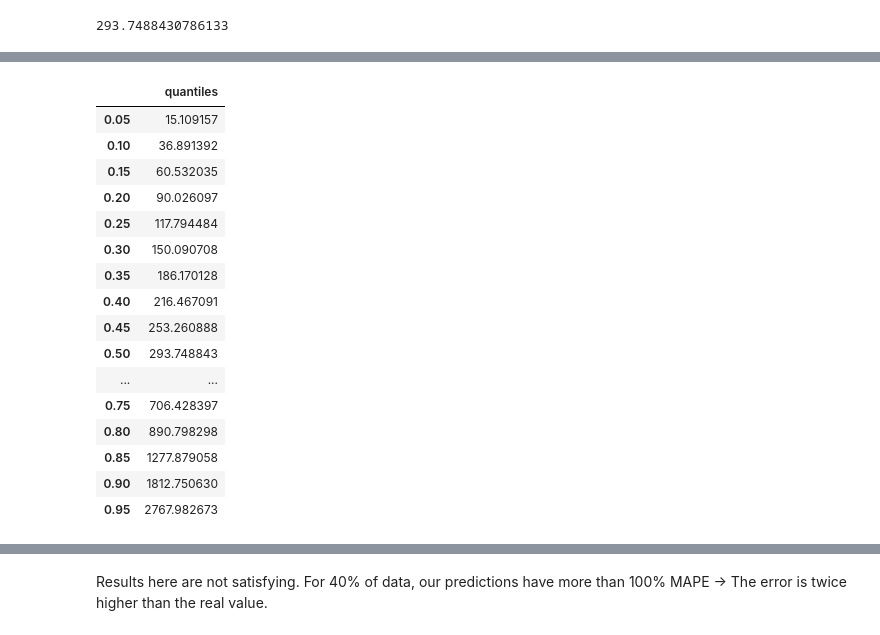
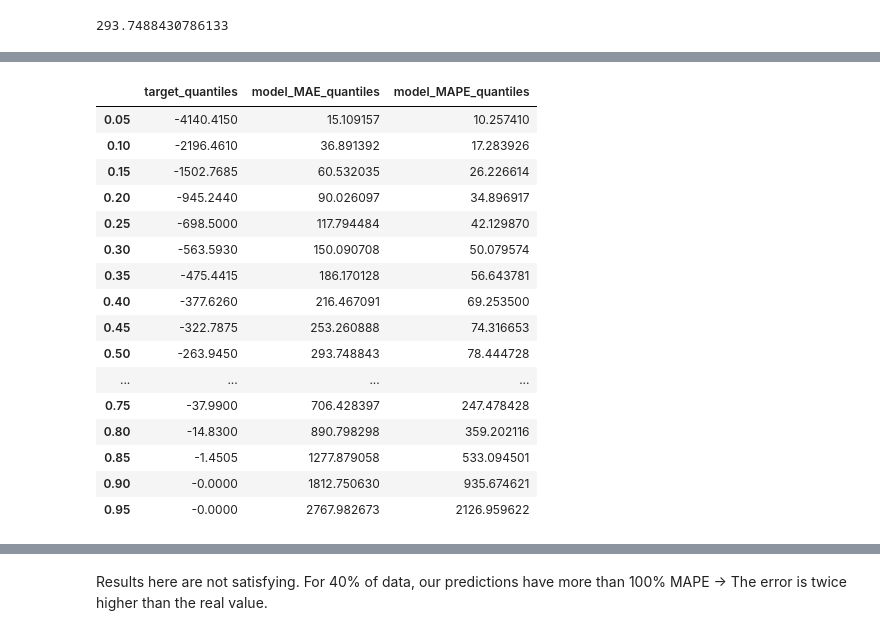
Before and after one commit to Driss31/kuebiko_mansa, a Jupyter notebook: notebooks/5_ML_models.ipynb, the cells around one changed output, grey strips where cells are left out. Cells and saved outputs as stored; diff of their text form; code cells hidden in the pictures.

```diff
--- a/notebooks/5_ML_models.ipynb
+++ b/notebooks/5_ML_models.ipynb
@@ -404,40 +403,59 @@ plt.scatter(y_test, y_test_pred)
 # %%
+import numpy as np
+
 FLOAT_FORMAT = "{:.2f}"
 
 
-def compute_error_quantiles(
-    errors: np.ndarray, quantiles: list
+def plot_quantiles(
+    values: np.ndarray, quantiles: list, name: str
 ) -> pd.DataFrame:
     columns_names = [FLOAT_FORMAT.format(quantile) for quantile in quantiles]
     return pd.DataFrame(
-        data=np.quantile(errors, quantiles, interpolation="linear"),
+        data=np.quantile(values, quantiles, interpolation="linear"),
         index=columns_names,
-        columns=[f"quantiles"],
+        columns=[f"{name}_quantiles"],
     )
 
 
 QUANTILES = [0.05 * i for i in range(1, 20)]
 
-# MAE errors
+target_quantiles = plot_quantiles(
+    values=y_test, quantiles=QUANTILES, name="target"
+)
 
-compute_error_quantiles(
-    errors=abs(y_test_pred - y_test), quantiles=QUANTILES
+mae_quantiles = plot_quantiles(
+    values=abs(y_test_pred - y_test), quantiles=QUANTILES, name="model_MAE"
 )
+
+def absolute_percentage_error(y_true: np.ndarray, y_pred: np.ndarray) -> float:
+    return (
+            np.abs((y_true - y_pred) / y_true)[
+                np.isfinite(np.abs((y_true - y_pred) / y_true))
+            ]
+        * 100
+    )
+mape_errors = absolute_percentage_error(y_test, y_test_pred)
+mape_quantiles = plot_quantiles(
+    values=[x for x in mape_errors if x == x], quantiles=QUANTILES, name="model_MAPE"
+)
+
+
+pd.concat([target_quantiles, mae_quantiles, mape_quantiles], axis=1)
 # %% [output]
-|  | quantiles |
-| 0.05 | 15.109157 |
-| 0.10 | 36.891392 |
-| 0.15 | 60.532035 |
-| 0.20 | 90.026097 |
-| 0.25 | 117.794484 |
-| 0.30 | 150.090708 |
-| 0.35 | 186.170128 |
-| 0.40 | 216.467091 |
-| 0.45 | 253.260888 |
-| 0.50 | 293.748843 |
-| ... | ... |
-| 0.75 | 706.428397 |
-| 0.80 | 890.798298 |
-| 0.85 | 1277.879058 |
-| 0.90 | 1812.750630 |
-| 0.95 | 2767.982673 |
+|  | target_quantiles | model_MAE_quantiles | model_MAPE_quantiles |
+| 0.05 | -4140.4150 | 15.109157 | 10.257410 |
+| 0.10 | -2196.4610 | 36.891392 | 17.283926 |
+| 0.15 | -1502.7685 | 60.532035 | 26.226614 |
+| 0.20 | -945.2440 | 90.026097 | 34.896917 |
+| 0.25 | -698.5000 | 117.794484 | 42.129870 |
+| 0.30 | -563.5930 | 150.090708 | 50.079574 |
+| 0.35 | -475.4415 | 186.170128 | 56.643781 |
+| 0.40 | -377.6260 | 216.467091 | 69.253500 |
+| 0.45 | -322.7875 | 253.260888 | 74.316653 |
+| 0.50 | -263.9450 | 293.748843 | 78.444728 |
+| ... | ... | ... | ... |
+| 0.75 | -37.9900 | 706.428397 | 247.478428 |
+| 0.80 | -14.8300 | 890.798298 | 359.202116 |
+| 0.85 | -1.4505 | 1277.879058 | 533.094501 |
+| 0.90 | -0.0000 | 1812.750630 | 935.674621 |
+| 0.95 | -0.0000 | 2767.982673 | 2126.959622 |
```
Also changed, not shown: parts of 7 cells of this notebook.
